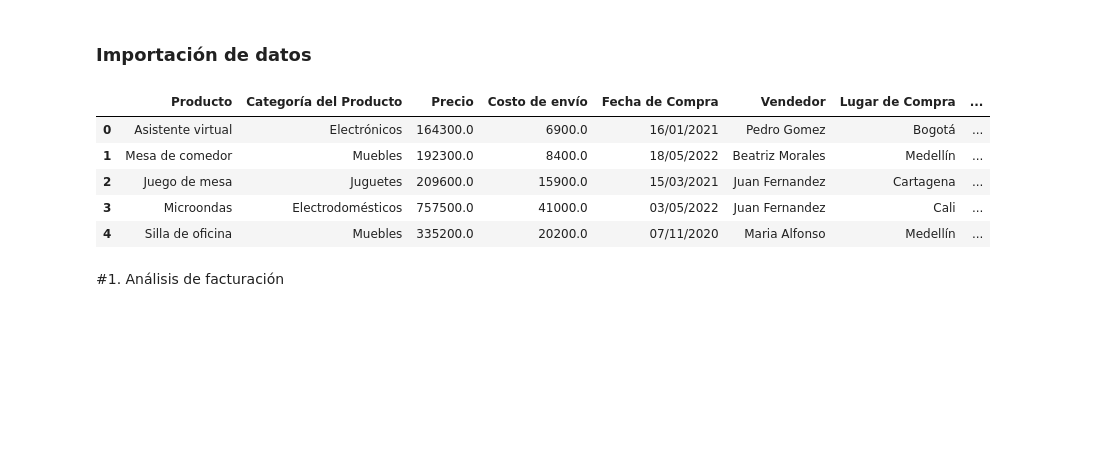
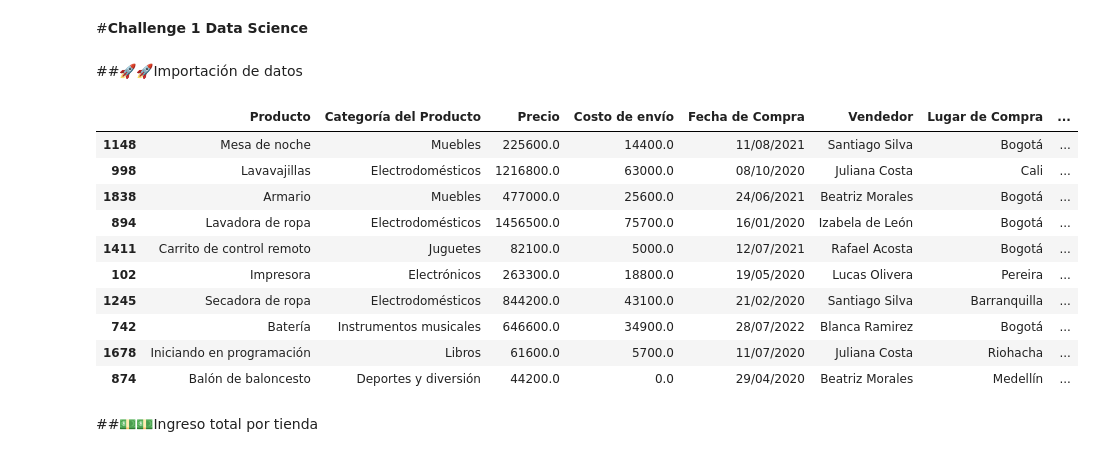
Before and after one commit to navaworkingspaces-collab/challengeone-data-science, a Jupyter notebook: Challenge1.ipynb, the cells around one changed output. Drawn from its saved outputs; the diff is of its cells as text; code cells hidden in the pictures; blank space fills up the shorter version.

```diff
--- a/Challenge1.ipynb
+++ b/Challenge1.ipynb
@@ -1,27 +1,34 @@
 # %% [markdown]
 <a href="https://colab.research.google.com/github/navaworkingspaces-collab/challengeone-data-science/blob/main/Challenge1.ipynb" target="_parent"><img src="https://colab.research.google.com/assets/colab-badge.svg" alt="Open In Colab"/></a>
+# %% [markdown]
+#**Challenge 1 Data Science**
 # %% [markdown]
-### Importación de datos
+##🚀🚀Importación de datos
 # %%
 import pandas as pd
 
 url = "https://raw.githubusercontent.com/alura-es-cursos/challenge1-data-science-latam/refs/heads/main/base-de-datos-challenge1-latam/tienda_1%20.csv"
 url2 = "https://raw.githubusercontent.com/alura-es-cursos/challenge1-data-science-latam/refs/heads/main/base-de-datos-challenge1-latam/tienda_2.csv"
 url3 = "https://raw.githubusercontent.com/alura-es-cursos/challenge1-data-science-latam/refs/heads/main/base-de-datos-challenge1-latam/tienda_3.csv"
 url4 = "https://raw.githubusercontent.com/alura-es-cursos/challenge1-data-science-latam/refs/heads/main/base-de-datos-challenge1-latam/tienda_4.csv"
 
-tienda = pd.read_csv(url)
+tienda1 = pd.read_csv(url)
 tienda2 = pd.read_csv(url2)
 tienda3 = pd.read_csv(url3)
 tienda4 = pd.read_csv(url4)
 
-tienda.head()
+tienda3.sample(10)
 # %% [output]
 |  | Producto | Categoría del Producto | Precio | Costo de envío | Fecha de Compra | Vendedor | Lugar de Compra | ... |
-| 0 | Asistente virtual | Electrónicos | 164300.0 | 6900.0 | 16/01/2021 | Pedro Gomez | Bogotá | ... |
-| 1 | Mesa de comedor | Muebles | 192300.0 | 8400.0 | 18/05/2022 | Beatriz Morales | Medellín | ... |
-| 2 | Juego de mesa | Juguetes | 209600.0 | 15900.0 | 15/03/2021 | Juan Fernandez | Cartagena | ... |
-| 3 | Microondas | Electrodomésticos | 757500.0 | 41000.0 | 03/05/2022 | Juan Fernandez | Cali | ... |
-| 4 | Silla de oficina | Muebles | 335200.0 | 20200.0 | 07/11/2020 | Maria Alfonso | Medellín | ... |
+| 1148 | Mesa de noche | Muebles | 225600.0 | 14400.0 | 11/08/2021 | Santiago Silva | Bogotá | ... |
+| 998 | Lavavajillas | Electrodomésticos | 1216800.0 | 63000.0 | 08/10/2020 | Juliana Costa | Cali | ... |
+| 1838 | Armario | Muebles | 477000.0 | 25600.0 | 24/06/2021 | Beatriz Morales | Bogotá | ... |
+| 894 | Lavadora de ropa | Electrodomésticos | 1456500.0 | 75700.0 | 16/01/2020 | Izabela de León | Bogotá | ... |
+| 1411 | Carrito de control remoto | Juguetes | 82100.0 | 5000.0 | 12/07/2021 | Rafael Acosta | Bogotá | ... |
+| 102 | Impresora | Electrónicos | 263300.0 | 18800.0 | 19/05/2020 | Lucas Olivera | Pereira | ... |
+| 1245 | Secadora de ropa | Electrodomésticos | 844200.0 | 43100.0 | 21/02/2020 | Santiago Silva | Barranquilla | ... |
+| 742 | Batería | Instrumentos musicales | 646600.0 | 34900.0 | 28/07/2022 | Blanca Ramirez | Bogotá | ... |
+| 1678 | Iniciando en programación | Libros | 61600.0 | 5700.0 | 11/07/2020 | Juliana Costa | Riohacha | ... |
+| 874 | Balón de baloncesto | Deportes y diversión | 44200.0 | 0.0 | 29/04/2020 | Beatriz Morales | Medellín | ... |
-# %% [markdown]
-#1. Análisis de facturación
+# %% [markdown]
+##💵💵Ingreso total por tienda
```
Also changed, not shown: parts of 10 cells of this notebook.
